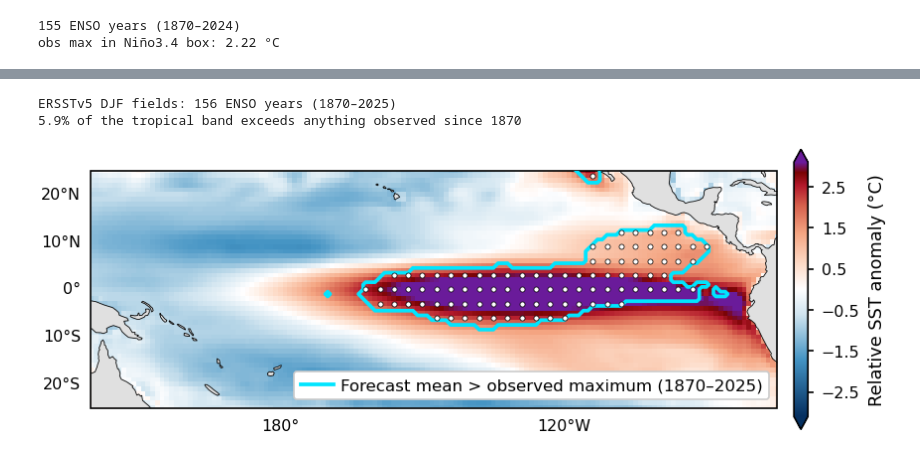
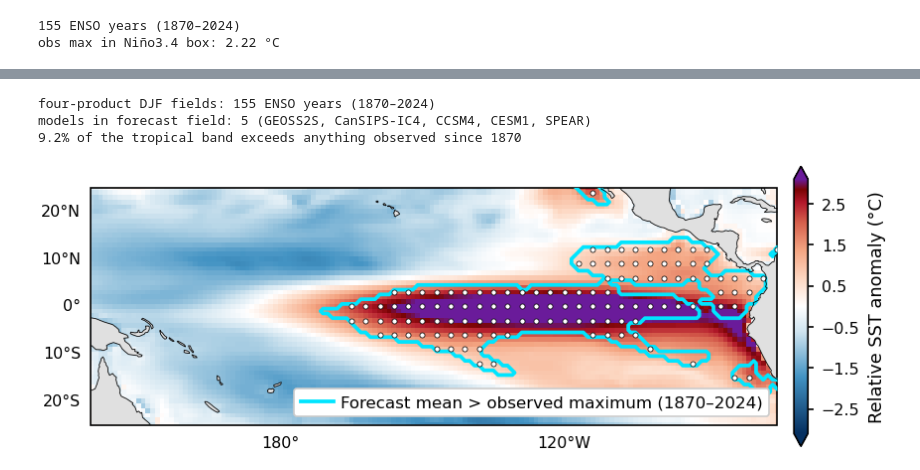
Before and after one commit to adisen99/extreme_el_nino_2026, a Jupyter notebook: 01_observation_data_context.ipynb, the cells around one changed output, grey strips where cells are left out. Cells and saved outputs as stored; diff of their text form; code cells hidden in the pictures.

```diff
--- a/01_observation_data_context.ipynb
+++ b/01_observation_data_context.ipynb
@@ -952,11 +1135,11 @@ plt.tight_layout()
 # %%
-top = era.sort_values("mean", ascending=False).head(8)
-print(f"{'event':10s} {'mean':>6s} {'min':>6s} {'max':>6s}   per-dataset")
-for yr, row in top.iterrows():
-    vals = "  ".join(f"{p}:{row[p]:.2f}" for p in infilled if np.isfinite(row[p]))
-    print(f"  {yr}\u2013{str(yr+1)[-2:]} {row['mean']:6.2f} {row['min']:6.2f} "
-          f"{row['max']:6.2f}   {vals}")
+# top = era.sort_values("mean", ascending=False).head(8)
+# print(f"{'event':10s} {'mean':>6s} {'min':>6s} {'max':>6s}   per-dataset")
+# for yr, row in top.iterrows():
+#     vals = "  ".join(f"{p}:{row[p]:.2f}" for p in infilled if np.isfinite(row[p]))
+#     print(f"  {yr}\u2013{str(yr+1)[-2:]} {row['mean']:6.2f} {row['min']:6.2f} "
+#           f"{row['max']:6.2f}   {vals}")
 
-# consistency check against the thresholds used in the attribution
-for y in events:
-    print(f"  {y}: ranking {era.loc[y,'mean']:.2f}  vs  threshold {obs_thr['RONI'][y]:.2f}")
+# # consistency check against the thresholds used in the attribution
+# for y in events:
+#     print(f"  {y}: ranking {era.loc[y,'mean']:.2f}  vs  threshold {obs_thr['RONI'][y]:.2f}")
@@ -1128,7 +1337,7 @@ def obs_djf_rel_fields(name):
     da = da.where((da > -5) & (da < 45)).sel(lat=slice(-35, 35))
 
     anom = da.groupby("time.month") - da.sel(time=BASE).groupby("time.month").mean("time")
-    eyr  = xr.where(anom["time.month"] >= 8, anom["time.year"], anom["time.year"] - 1)
+    eyr  = xr.where(anom["time.month"] >= 10, anom["time.year"], anom["time.year"] - 1)
     anom = anom.assign_coords(enso_year=("time", eyr.values))
     djf  = anom.sel(time=anom["time.month"].isin([12, 1, 2])).groupby("enso_year").mean("time")
 
@@ -1312,12 +1595,10 @@ from matplotlib.colors import LinearSegmentedColormap, Normalize
 import cartopy.crs as ccrs
 import cartopy.feature as cfeature
 
-# --- observed reference: ERSSTv5 only, through 2026 ---
-f_e = obs_djf_rel_fields(OBS)
-yrs = [int(y) for y in f_e.enso_year.values if 1870 <= y <= 2027]
-obs_yearly = f_e.sel(enso_year=yrs)
-obs_max = obs_yearly.max("enso_year")
-print(f"ERSSTv5 DJF fields: {len(yrs)} ENSO years ({yrs[0]}\u2013{yrs[-1]})")
+# --- observed reference: four-product mean, from cell 72 ---
+print(f"four-product DJF fields: {len(yrs)} ENSO years ({yrs[0]}\u2013{yrs[-1]})")
+print(f"models in forecast field: {fcst_rel.attrs['n_models']} "
+      f"({fcst_rel.attrs['models']})")
 
 # --- symmetric colormap: blue | white at 0 | red -> purple ---
 cmap_hot = LinearSegmentedColormap.from_list("relsst", [
@@ -1334,36 +1615,37 @@ print(f"{100*float(exceed.sel(lat=slice(-20,20)).mean()):.1f}% of the tropical b
 
 proj = ccrs.PlateCarree(central_longitude=180)
 fig, ax = plt.subplots(figsize=(DOUBLE_COL*0.85, 62*MM), subplot_kw={"projection": proj})
 p = ax.pcolormesh(fcst_rel.lon, fcst_rel.lat, fcst_rel, cmap=cmap_hot, norm=norm,
                   shading="auto", transform=ccrs.PlateCarree())
 
 ax.contour(exceed.lon, exceed.lat, exceed, levels=[0.5], colors="#00e5ff",
            linewidths=1.8, transform=ccrs.PlateCarree(), zorder=4)
 sub = exceed.isel(lat=slice(None,None,3), lon=slice(None,None,3))
 yy, xx = np.meshgrid(sub.lat, sub.lon, indexing="ij")
 m = (sub > 0.5).values
 ax.scatter(xx[m], yy[m], s=6, c="w", edgecolor="k", lw=0.35,
            transform=ccrs.PlateCarree(), zorder=5)
 
 ax.add_feature(cfeature.LAND, facecolor="0.88", zorder=2)
 ax.coastlines(lw=0.4, zorder=7)
 # ax.plot([190,240,240,190,190], [-5,-5,5,5,-5], transform=ccrs.PlateCarree(),
 #         color="k", lw=1.0, zorder=8)
 ax.set_extent([140, 285, -25, 25], crs=ccrs.PlateCarree())
 gl = ax.gridlines(draw_labels=True, alpha=0); gl.top_labels = gl.right_labels = False
 
 cb = fig.colorbar(p, ax=ax, orientation="vertical", shrink=0.85, pad=0.02,
                   extend="both", ticks=np.arange(-3.5, 3.6, 1.0))
 cb.set_label("Relative SST anomaly (\u00b0C)")
 
 ax.legend(handles=[Line2D([0],[0], color="#00e5ff", lw=1.8,
                           label=f"Forecast mean > observed maximum ({yrs[0]}\u2013{yrs[-1]})")],
           loc="lower right", fontsize=8, frameon=True, framealpha=1.0)
 plt.tight_layout()
 # %% [output]
-ERSSTv5 DJF fields: 156 ENSO years (1870–2025)
-5.9% of the tropical band exceeds anything observed since 1870
+four-product DJF fields: 155 ENSO years (1870–2024)
+models in forecast field: 5 (GEOSS2S, CanSIPS-IC4, CCSM4, CESM1, SPEAR)
+9.2% of the tropical band exceeds anything observed since 1870
-[figure, old version]
+[figure, new version]
 # %%
 def area_frac(mask, lat=slice(None), lon=slice(None)):
     """Cosine-weighted percentage of area where mask is True."""
```
Also changed, not shown: parts of 42 cells of this notebook, 6 other files.
